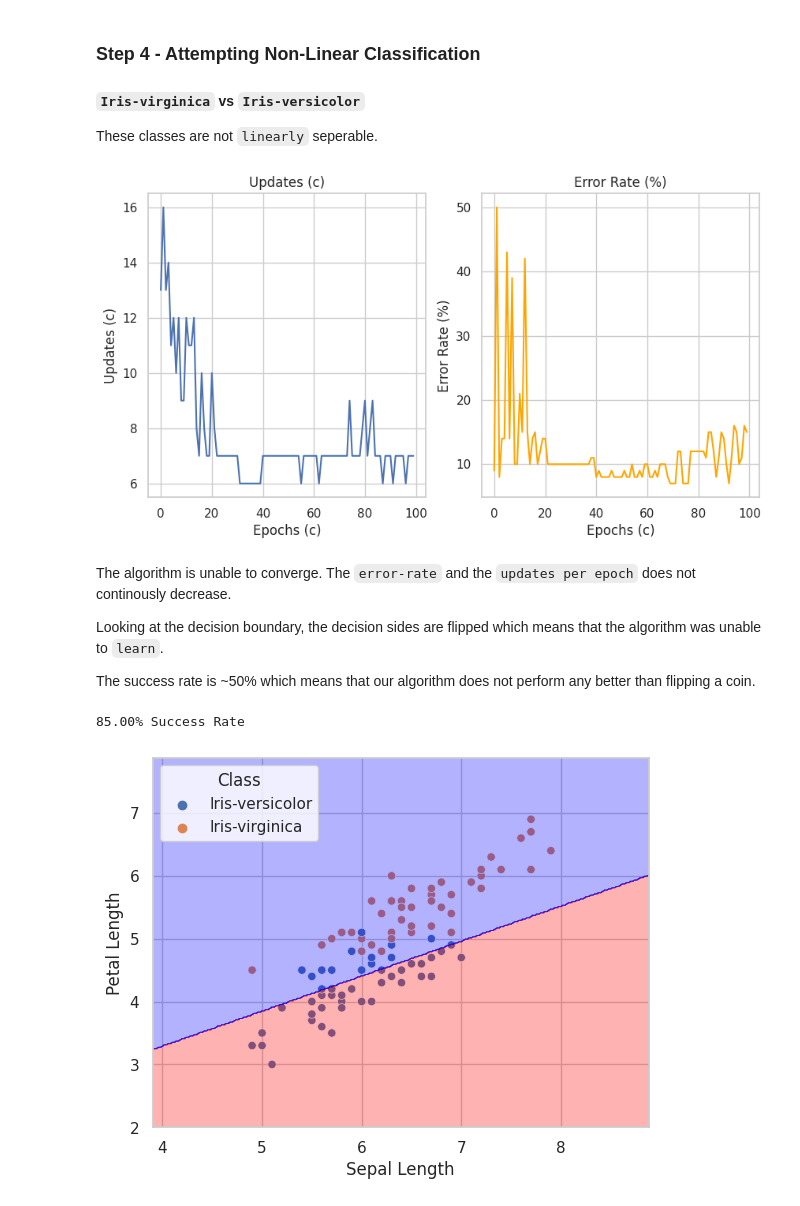
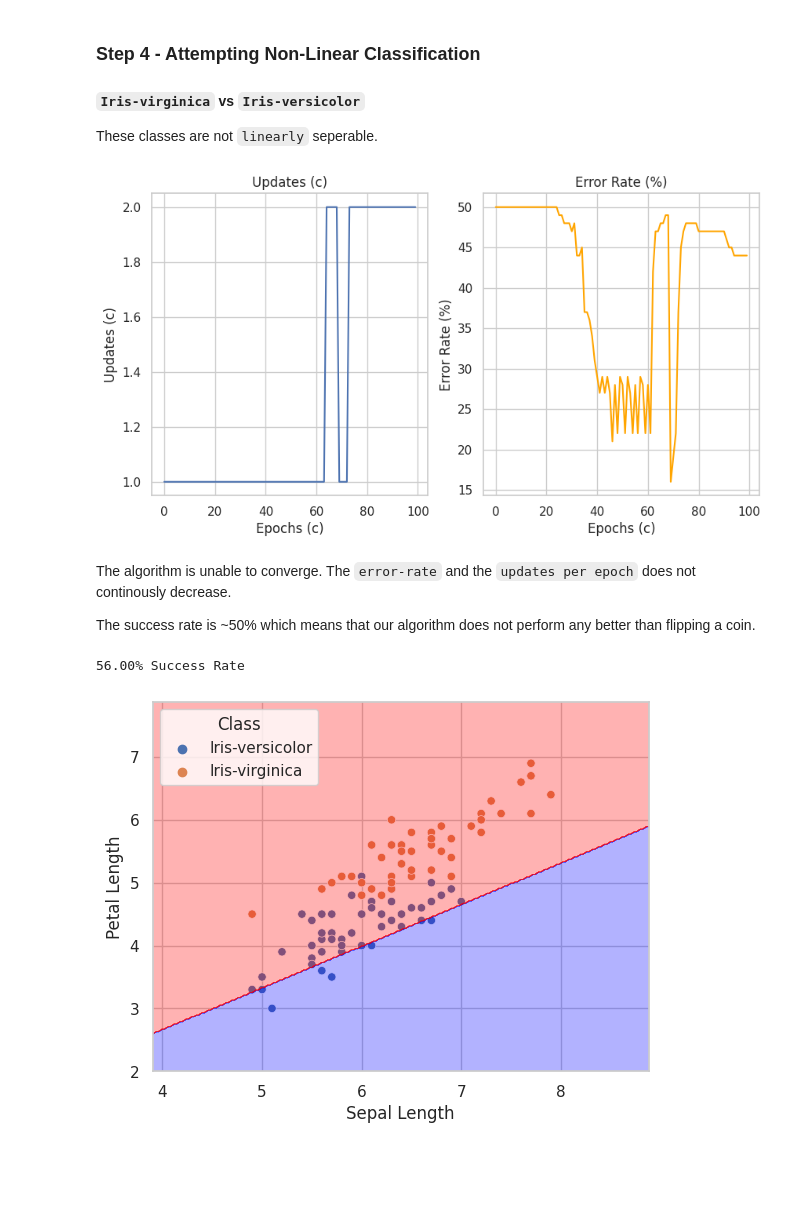
Before and after one commit to UlascanErsoy/ECEN427-TAMU, a Jupyter notebook: hw1/hw1.ipynb, the cells around one changed output. Saved outputs shown, nothing was run; the diff lists cells and outputs as text; code cells hidden in the pictures; blank space fills up the shorter version.

Commit message:
colors

```diff
--- a/hw1/hw1.ipynb
+++ b/hw1/hw1.ipynb
@@ -118,7 +118,7 @@ class SingleLayerPerceptron:
             # break if no corrections were made
             if (self.updates[-1] == 0
                     and len(self.updates) > 1):
-                break;
+                break
 
     def _predict(self, xi: np.ndarray) -> int:
         """Generate a prediction based on the weights
@@ -167,9 +167,13 @@ class SingleLayerPerceptron:
         pred = self.predict(
             np.array([xx1.ravel(), xx2.ravel()]).T
         )
+
         pred = pred.reshape(xx1.shape)
 
         colors = ['red','blue']
+        if pred[0][0] == 0:
+            colors = colors[::-1]
+
         cmap = ListedColormap(colors)
         plt.contourf(xx1, xx2, pred, alpha=0.3, cmap=cmap)
 
@@ -323,25 +334,23 @@ The perceptron algorithm converged within a single `Epoch` when the dataset was
 These classes are not `linearly` seperable.
 # %%
 model = SingleLayerPerceptron(n = 100)
-clean_df = df[df['Class'].isin(['Iris-versicolor','Iris-virginica'])]
+clean_df = df[df['Class'].isin(['Iris-virginica','Iris-versicolor'])]
 X , y = prepare_data(
     clean_df,
     features
 )
 
 model.train(
     X,
     y
 )
 
 model.plot_training_info()
 # %% [output]
-[figure, old version]
+[figure, new version]
 # %% [markdown]
 The algorithm is unable to converge. The `error-rate` and the `updates per epoch` does not continously decrease.
 
-Looking at the decision boundary, the decision sides are flipped which means that the algorithm was unable to `learn`.
-
 The success rate is ~50% which means that our algorithm does not perform any better than flipping a coin.
 # %%
 predict = model.predict(X)
@@ -355,5 +364,5 @@ splt = seaborn.scatterplot(
 model.draw_decision_boundary(X)
 print(f"{100 - model.error_rates[-1]:.2f}% Success Rate")
 # %% [output]
-85.00% Success Rate
+56.00% Success Rate
-[figure, old version]
+[figure, new version]
```
Also changed, not shown: parts of 3 cells of this notebook.
